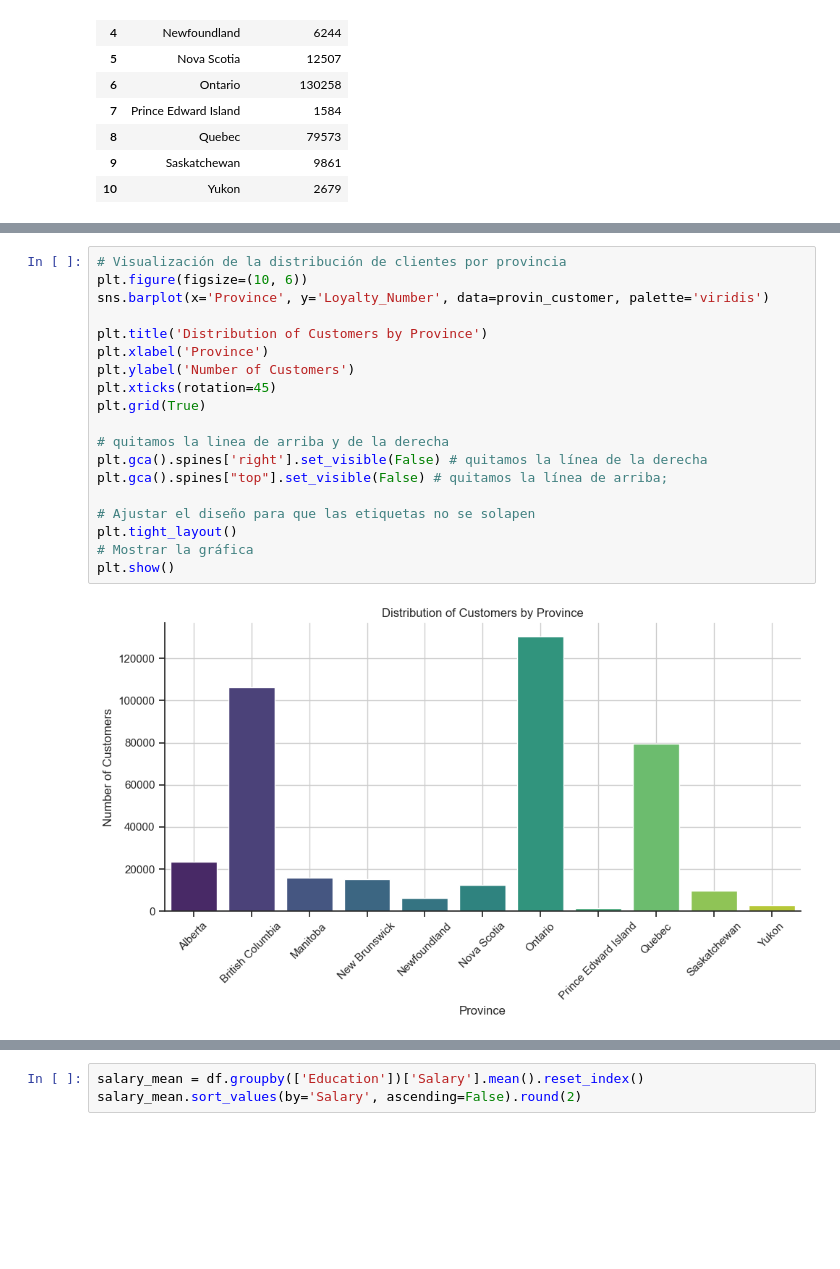
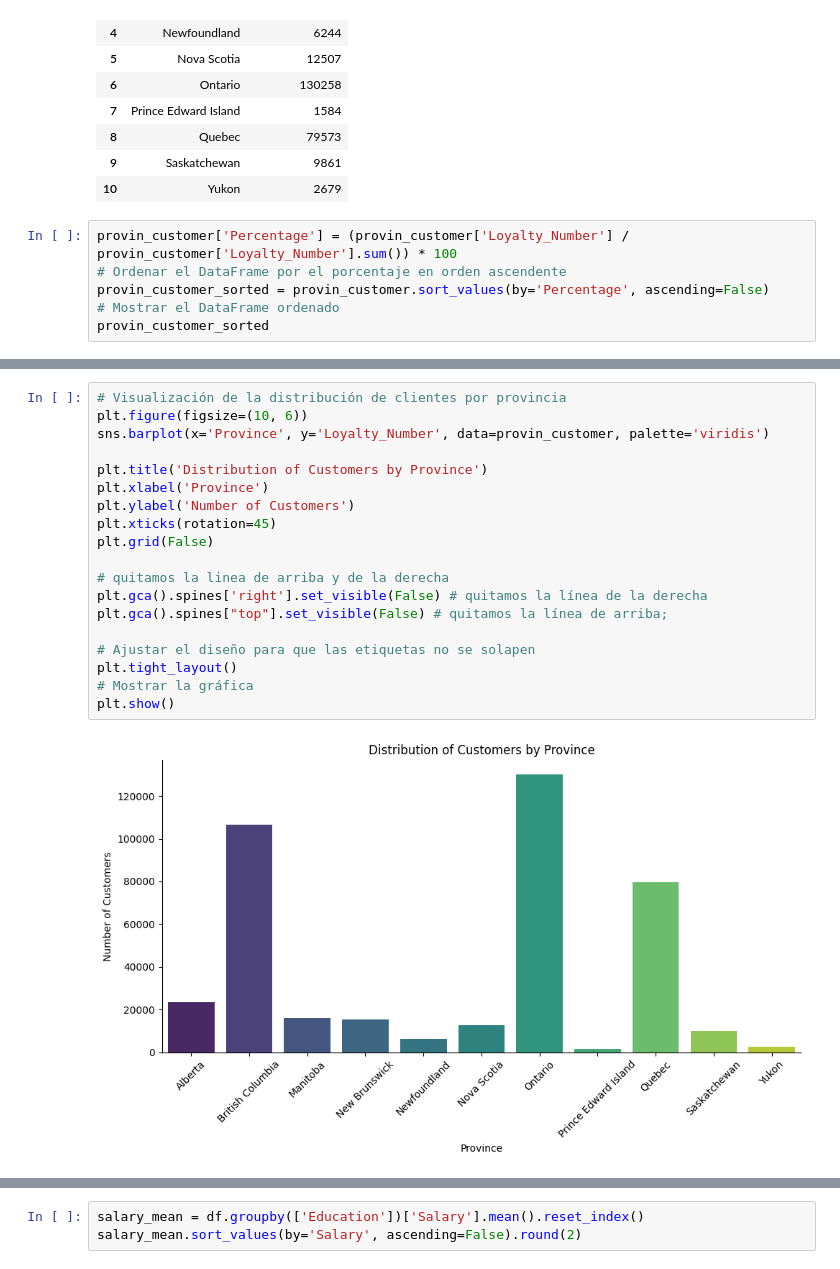
Before and after one commit to Adalab/bda-modulo-3-evaluacion-final-Monikvb, a Jupyter notebook: Visualizaciones.ipynb, the cells around one changed output, grey strips where cells are left out. Saved outputs shown, nothing was run; the diff lists cells and outputs as text; blank space fills up the shorter version.

```diff
--- a/Visualizaciones.ipynb
+++ b/Visualizaciones.ipynb
@@ -233,3 +253,9 @@ provin_customer.sort_values(by ='Province')
 | 8 | Quebec | 79573 |
 | 9 | Saskatchewan | 9861 |
 | 10 | Yukon | 2679 |
+# %%
+provin_customer['Percentage'] = (provin_customer['Loyalty_Number'] / provin_customer['Loyalty_Number'].sum()) * 100
+# Ordenar el DataFrame por el porcentaje en orden ascendente
+provin_customer_sorted = provin_customer.sort_values(by='Percentage', ascending=False)
+# Mostrar el DataFrame ordenado
+provin_customer_sorted
@@ -236,21 +275,21 @@ provin_customer.sort_values(by ='Province')
 # %%
 # Visualización de la distribución de clientes por provincia
 plt.figure(figsize=(10, 6))
 sns.barplot(x='Province', y='Loyalty_Number', data=provin_customer, palette='viridis')
 
 plt.title('Distribution of Customers by Province')
 plt.xlabel('Province')
 plt.ylabel('Number of Customers')
 plt.xticks(rotation=45)
-plt.grid(True)
+plt.grid(False)
 
 # quitamos la linea de arriba y de la derecha
 plt.gca().spines['right'].set_visible(False) # quitamos la línea de la derecha
 plt.gca().spines["top"].set_visible(False) # quitamos la línea de arriba;
 
 # Ajustar el diseño para que las etiquetas no se solapen
 plt.tight_layout()
 # Mostrar la gráfica
 plt.show()
 # %% [output]
-[figure, old version]
+[figure, new version]
```
Also changed, not shown: parts of 23 cells of this notebook, 4 other files.
